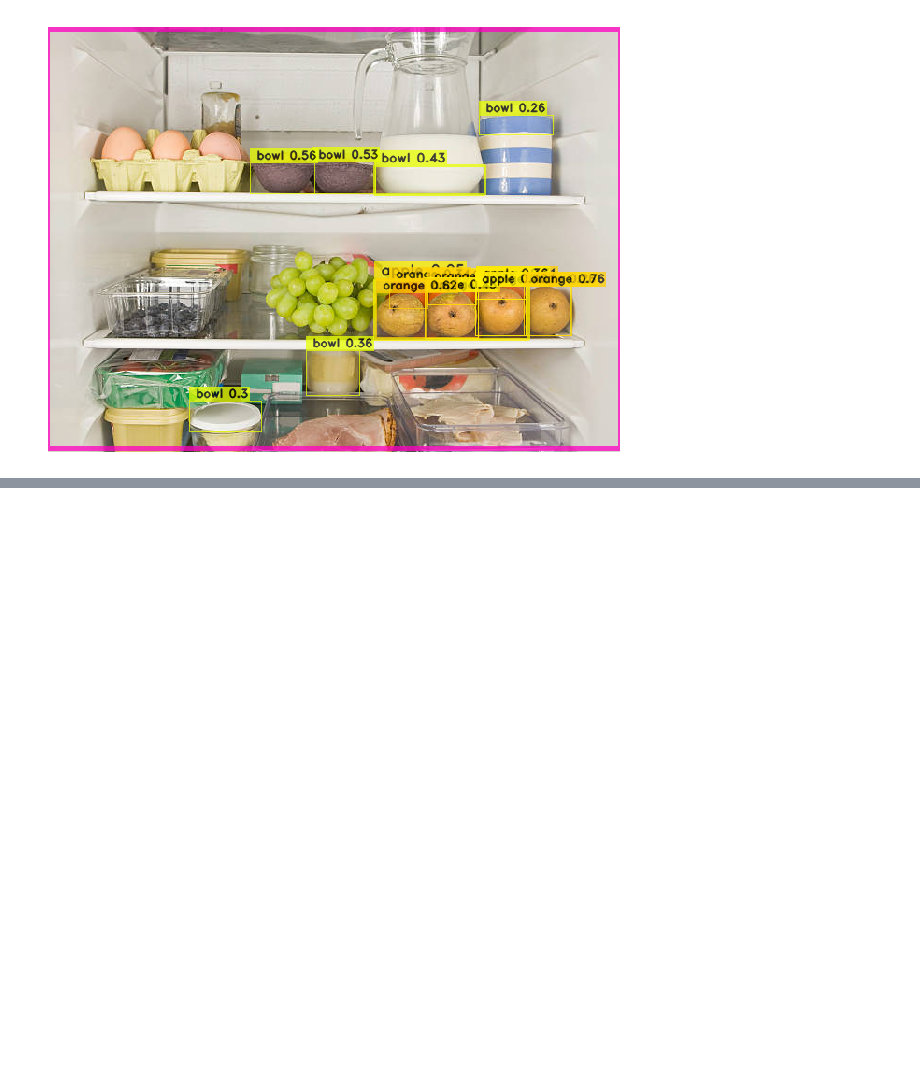
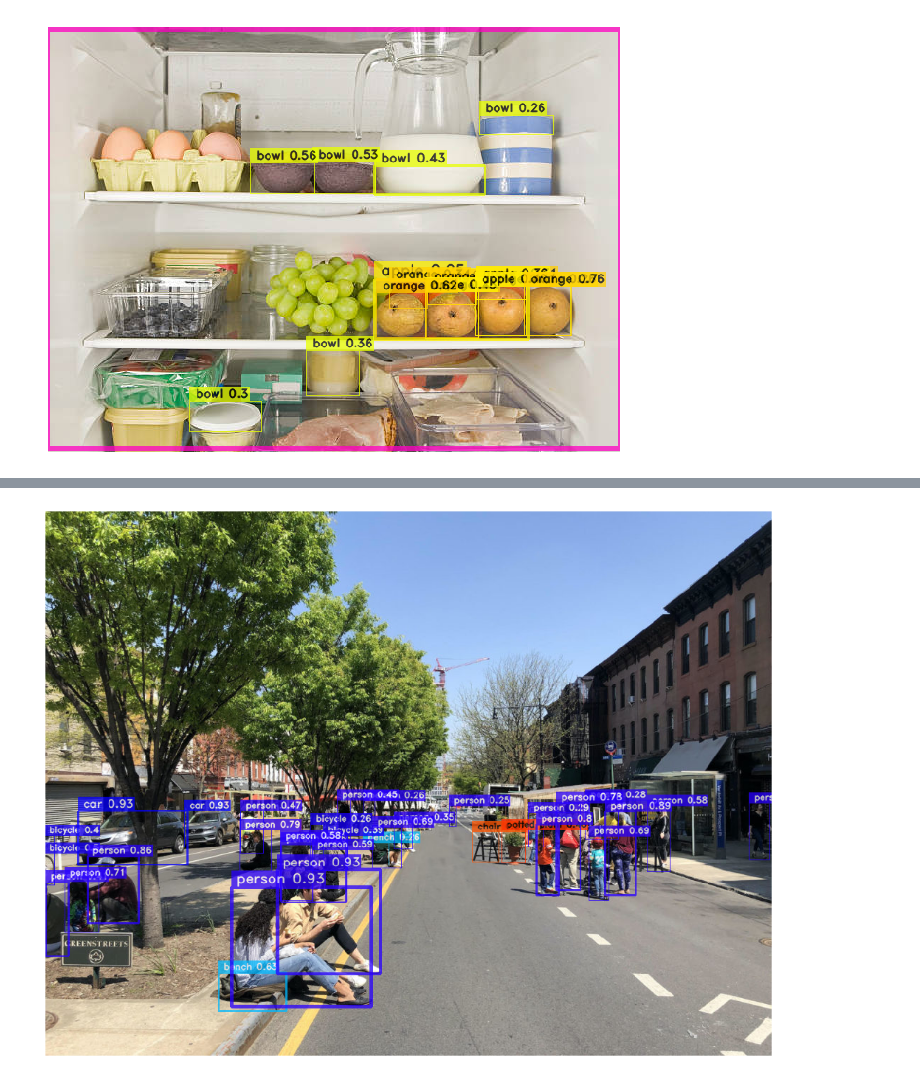
Before and after one commit to nurikahraman/FoodTracker, a Jupyter notebook: TEST_YoloNAS.ipynb, the cells around one changed output, grey strips where cells are left out. Cells and saved outputs as stored; diff of their text form; code cells hidden in the pictures; blank space fills up the shorter version.

```diff
--- a/TEST_YoloNAS.ipynb
+++ b/TEST_YoloNAS.ipynb
@@ -47,3 +47,7 @@ model.predict(img_path, conf=0.25).show()
 # %% [output]
 [2024-04-30 06:21:30] INFO - pipelines.py - Fusing some of the model's layers. If this takes too much memory, you can deactivate it by setting `fuse_model=False`
 [figure]
+# %%
+img_path = r"/content/OpenStreetsVandy-1024x768.jpeg"
+model.predict(img_path, conf=0.25).show()
+# %% [output]
@@ -49,0 +55 @@ model.predict(img_path, conf=0.25).show()
+[figure, added]
```
Also changed, not shown: parts of 1 cell of this notebook.
